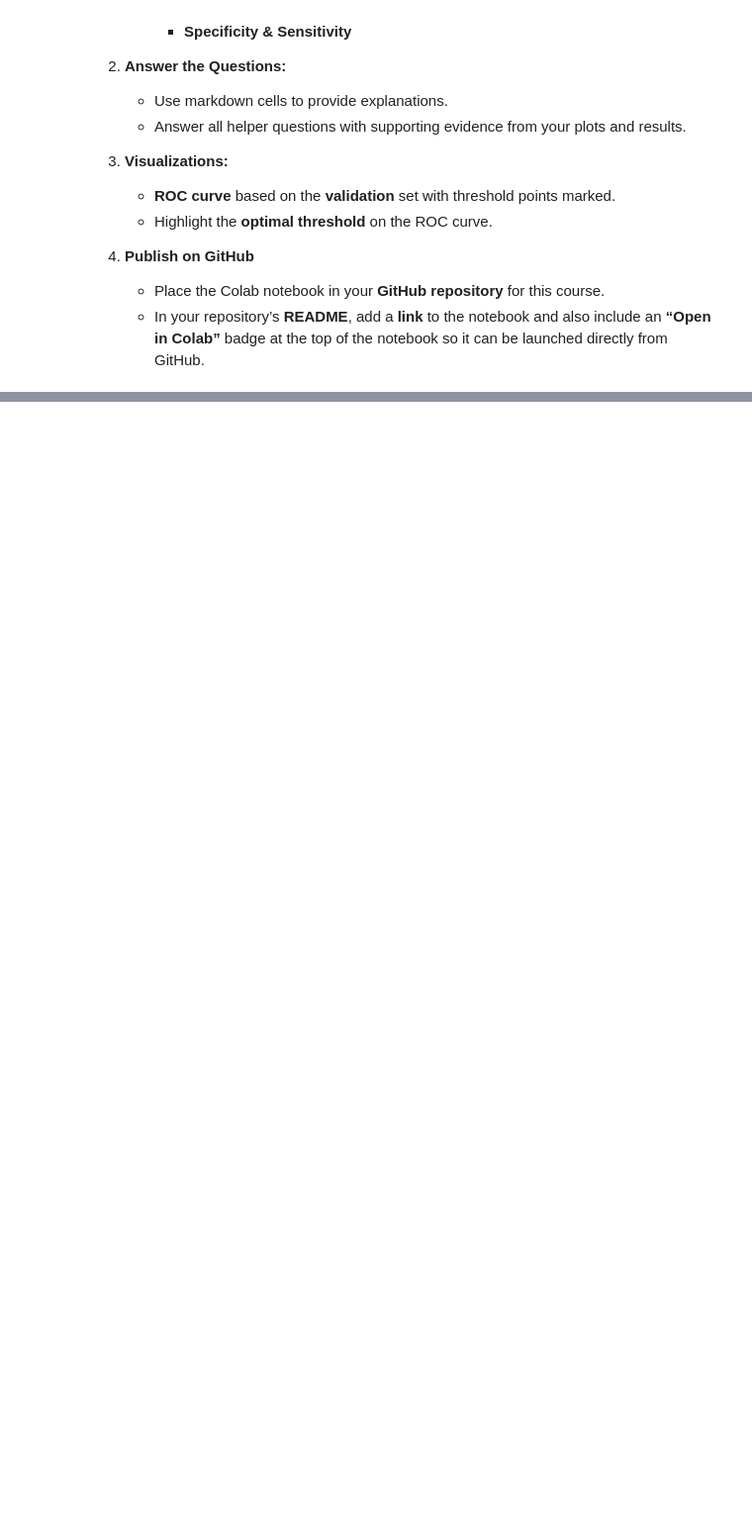
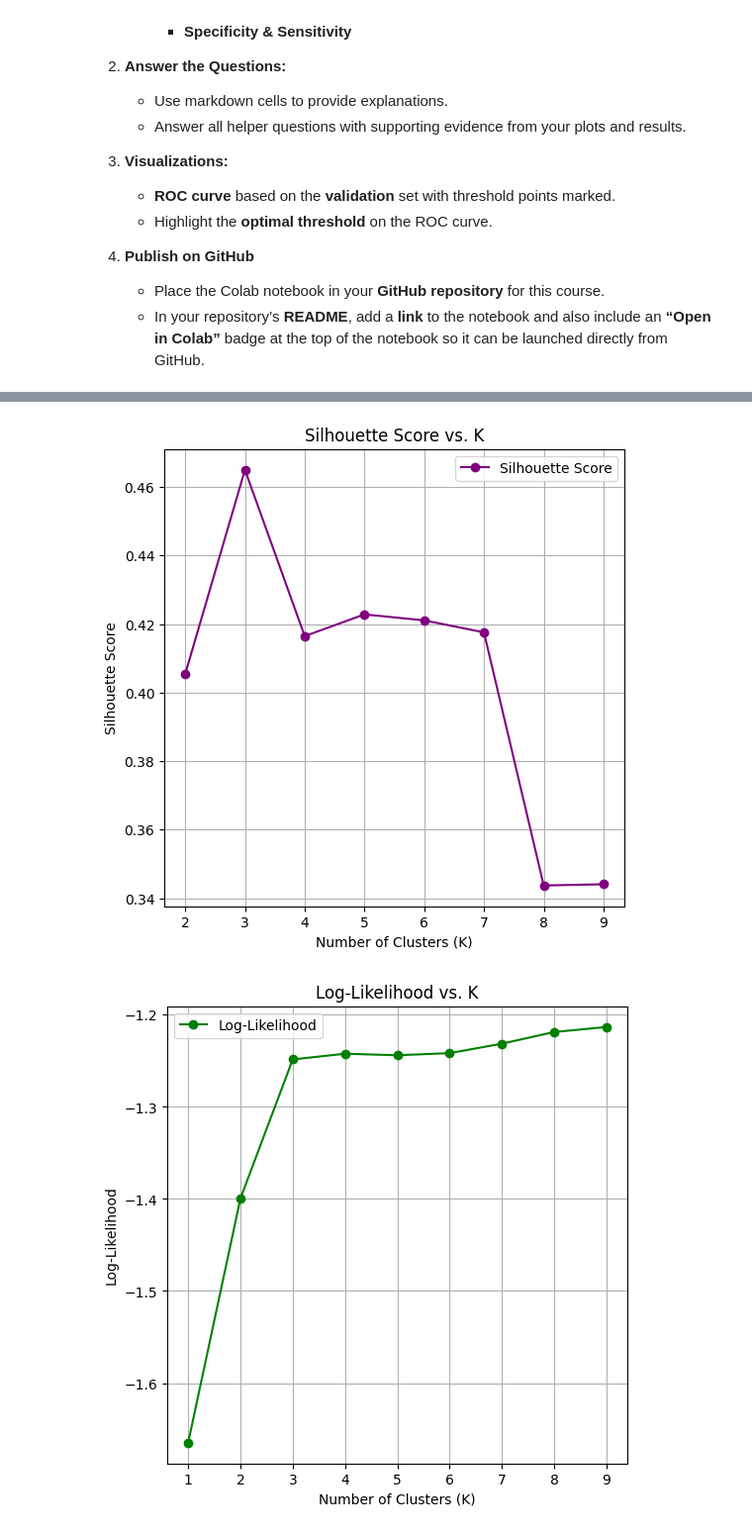
Before and after one commit to roguxivlo/machine-learning-24L, a Jupyter notebook: hw3.ipynb, the cells around one changed output, grey strips where cells are left out. Shown: that part at 99% size. Cells and saved outputs as stored; diff of their text form; code cells hidden in the pictures; blank space fills up the shorter version.

```diff
--- a/hw3.ipynb
+++ b/hw3.ipynb
@@ -69,0 +206,38 @@ This exercise focuses on the **importance of threshold selection** and how it im
+# %%
+from sklearn.metrics import silhouette_score
+
+# Use the dataset from before
+K_vals = range(1, 10) # Evaluate for K = 1, 2, ..., 10
+
+silhouette_scores = []
+log_likelihoods = []
+
+for k in K_vals:
+    gm_model_k_unknown = GaussianMixture(n_components=k, covariance_type='full', random_state=42)
+    gm_model_k_unknown.fit(data_X)
+    gm_labels = gm_model_k_unknown.predict(data_X)
+
+    if k > 1: silhouette_scores.append(silhouette_score(data_X, gm_labels))
+    else: silhouette_scores.append(None)
+
+    log_likelihoods.append(gm_model_k_unknown.score(data_X))  # Average log-likelihood
+
+fig, ax1 = plt.subplots(figsize=(6, 6))
+
+plt.plot(K_vals, silhouette_scores, marker='o', color='purple', label='Silhouette Score')
+plt.xlabel('Number of Clusters (K)')
+plt.ylabel('Silhouette Score')
+plt.title('Silhouette Score vs. K')
+plt.legend()
+plt.grid()
+
+plt.figure(figsize=(6, 6))
+plt.plot(K_vals, log_likelihoods, marker='o', color='green', label='Log-Likelihood')
+plt.xlabel('Number of Clusters (K)')
+plt.ylabel('Log-Likelihood')
+plt.title('Log-Likelihood vs. K')
+plt.legend()
+plt.grid()
+# %% [output]
+[figure, added]
+[figure, added]
```
Also changed, not shown: parts of 38 cells of this notebook.
